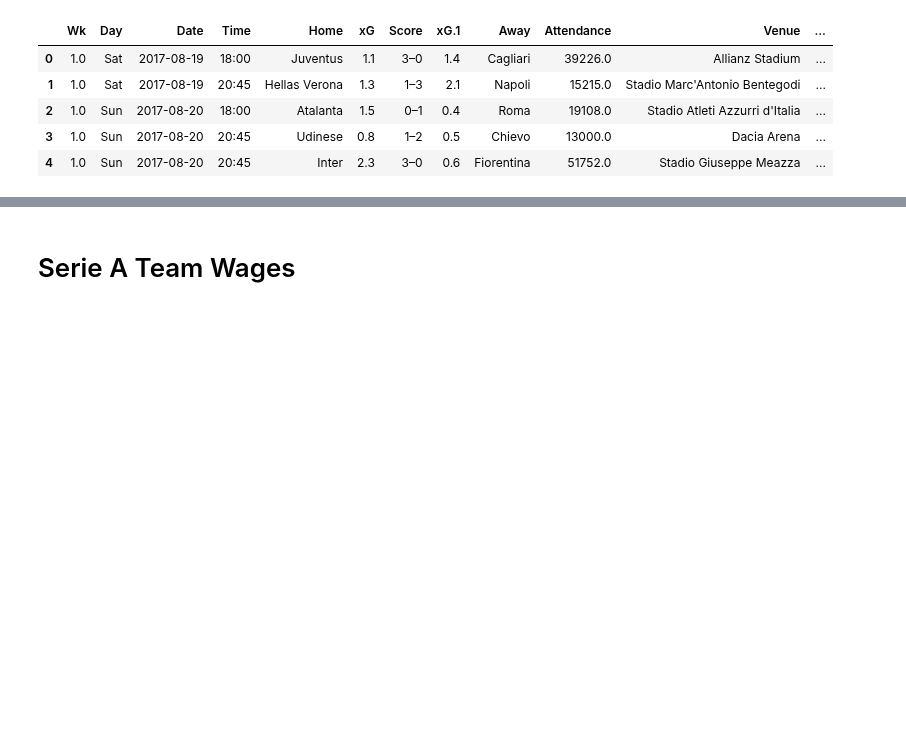
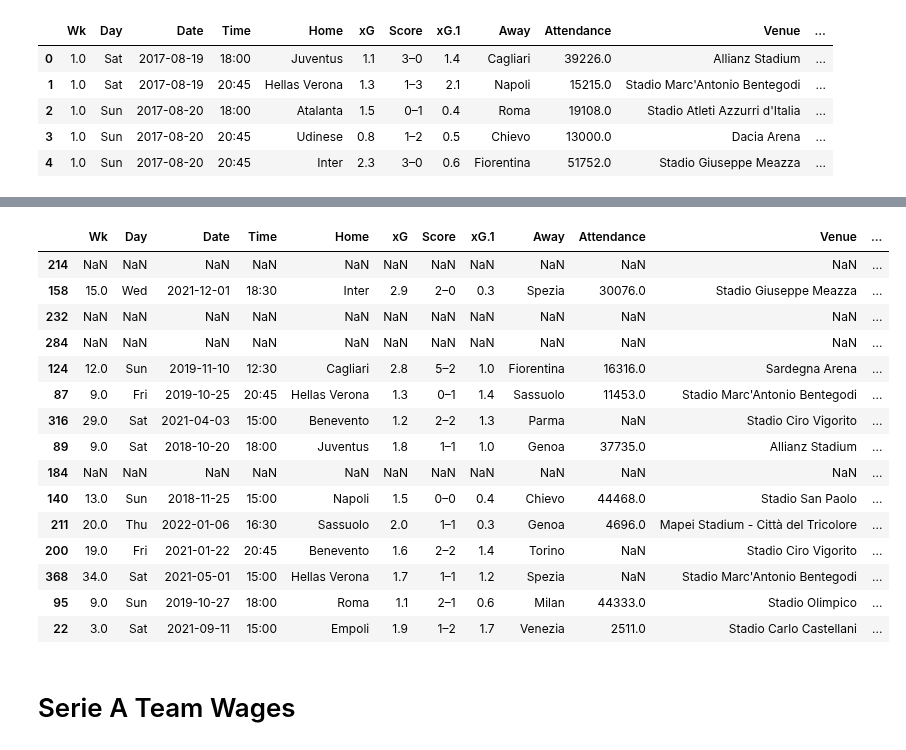
Before and after one commit to GurpreetChugh/Project-Football, a Jupyter notebook: Serie_A.ipynb, the cells around one changed output, grey strips where cells are left out. Cells and saved outputs as stored; diff of their text form; code cells hidden in the pictures; blank space fills up the shorter version.

```diff
--- a/Serie_A.ipynb
+++ b/Serie_A.ipynb
@@ -135,3 +266,25 @@ serie_a_matches_2122_df.head()
+# %%
+combined_serie_a_matches_df = pd.concat([serie_a_matches_1718_df,serie_a_matches_1819_df,
+                                        serie_a_matches_1920_df, serie_a_matches_2021_df,
+                                        serie_a_matches_2122_df], axis=0)
+combined_serie_a_matches_df.sample(15)
+# %% [output]
+|  | Wk | Day | Date | Time | Home | xG | Score | xG.1 | Away | Attendance | Venue | ... |
+| 214 | NaN | NaN | NaN | NaN | NaN | NaN | NaN | NaN | NaN | NaN | NaN | ... |
+| 158 | 15.0 | Wed | 2021-12-01 | 18:30 | Inter | 2.9 | 2–0 | 0.3 | Spezia | 30076.0 | Stadio Giuseppe Meazza | ... |
+| 232 | NaN | NaN | NaN | NaN | NaN | NaN | NaN | NaN | NaN | NaN | NaN | ... |
+| 284 | NaN | NaN | NaN | NaN | NaN | NaN | NaN | NaN | NaN | NaN | NaN | ... |
+| 124 | 12.0 | Sun | 2019-11-10 | 12:30 | Cagliari | 2.8 | 5–2 | 1.0 | Fiorentina | 16316.0 | Sardegna Arena | ... |
+| 87 | 9.0 | Fri | 2019-10-25 | 20:45 | Hellas Verona | 1.3 | 0–1 | 1.4 | Sassuolo | 11453.0 | Stadio Marc'Antonio Bentegodi | ... |
+| 316 | 29.0 | Sat | 2021-04-03 | 15:00 | Benevento | 1.2 | 2–2 | 1.3 | Parma | NaN | Stadio Ciro Vigorito | ... |
+| 89 | 9.0 | Sat | 2018-10-20 | 18:00 | Juventus | 1.8 | 1–1 | 1.0 | Genoa | 37735.0 | Allianz Stadium | ... |
+| 184 | NaN | NaN | NaN | NaN | NaN | NaN | NaN | NaN | NaN | NaN | NaN | ... |
+| 140 | 13.0 | Sun | 2018-11-25 | 15:00 | Napoli | 1.5 | 0–0 | 0.4 | Chievo | 44468.0 | Stadio San Paolo | ... |
+| 211 | 20.0 | Thu | 2022-01-06 | 16:30 | Sassuolo | 2.0 | 1–1 | 0.3 | Genoa | 4696.0 | Mapei Stadium - Città del Tricolore | ... |
+| 200 | 19.0 | Fri | 2021-01-22 | 20:45 | Benevento | 1.6 | 2–2 | 1.4 | Torino | NaN | Stadio Ciro Vigorito | ... |
+| 368 | 34.0 | Sat | 2021-05-01 | 15:00 | Hellas Verona | 1.7 | 1–1 | 1.2 | Spezia | NaN | Stadio Marc'Antonio Bentegodi | ... |
+| 95 | 9.0 | Sun | 2019-10-27 | 18:00 | Roma | 1.1 | 2–1 | 0.6 | Milan | 44333.0 | Stadio Olimpico | ... |
+| 22 | 3.0 | Sat | 2021-09-11 | 15:00 | Empoli | 1.9 | 1–2 | 1.7 | Venezia | 2511.0 | Stadio Carlo Castellani | ... |
 # %% [markdown]
 # Serie A Team Wages
 # %%
```
Also changed, not shown: parts of 19 cells of this notebook.
